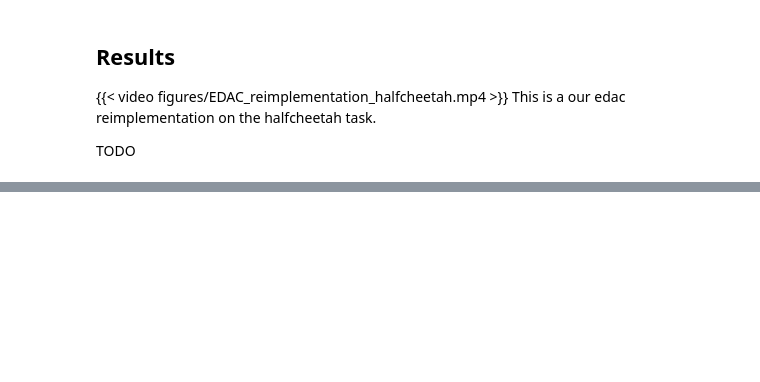
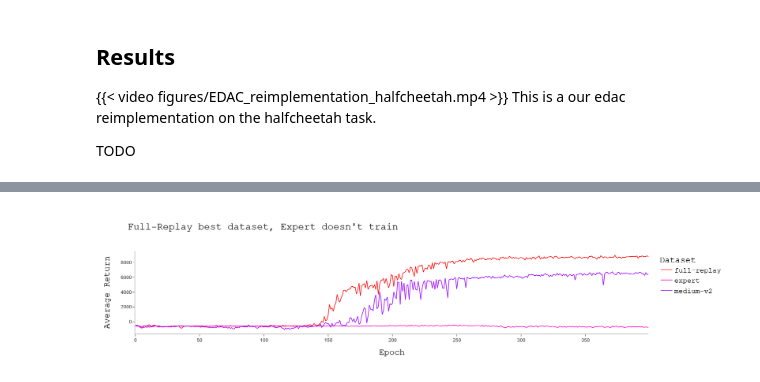
Before and after one commit to Safe-RL-Team/Uncertainty-Based-Offline-RL-with-Diversified-Q-Ensemble, a Jupyter notebook: blog/blog.ipynb, the cells around one changed output, grey strips where cells are left out. Drawn from its saved outputs; the diff is of its cells as text; code cells hidden in the pictures; blank space fills up the shorter version.

Commit message:
Result graphs

```diff
--- a/blog/blog.ipynb
+++ b/blog/blog.ipynb
@@ -170,0 +151,88 @@ fig.show()
+# %%
+#| label: datasets
+#| fig-cap: "Different Training Datasets"
+#| echo: false
+
+import pandas as pd
+import random
+random.seed = 17
+import plotly.express as px
+import plotly.io as pio
+pio.renderers.default = "plotly_mimetype+notebook_connected"
+
+df2 = pd.read_csv('data/datasets2.csv', delimiter=";")
+df2 = df2[0:400]
+
+df2.columns = ['epoch', 'full-replay', 'expert', 'medium-v2']
+
+x=df2['epoch']
+y=df2[['full-replay', 'expert', 'medium-v2']]
+labels = y.columns
+# colors = px.colors.sequential.Spectral
+#Plotly3, Plasma, thermal, Turbo
+# colors = random.sample(px.colors.diverging.PiYG, k=6)
+#Spectral, Picnic, RdYlGn, PiYG
+colors = px.colors.cyclical.HSV[::-1]
+
+fig = go.Figure()
+
+for i in range(0, 3):
+    fig.add_trace(go.Scatter(x=x, y=y.iloc[:,i], mode='lines',
+        name=labels[i],
+        line=dict(color=colors[i], width=1.5)
+    ))
+
+
+fig.update_layout(
+    title='Full-Replay best dataset, Expert doesn\'t train',
+    xaxis=dict(
+        title="Epoch",
+        showline=True,
+        showgrid=True,
+        showticklabels=True,
+        linecolor='rgb(204, 204, 204)',
+        linewidth=2,
+        ticks='outside',
+        tickfont=dict(
+            family='Arial',
+            size=12,
+            color='rgb(82, 82, 82)',
+        ),
+    ),
+        yaxis=dict(
+        title="Average Return",
+        showgrid=True,
+        zeroline=True,
+        showline=True,
+        showticklabels=True,
+        linecolor='rgb(204, 204, 204)',
+        linewidth=2,
+        ticks='outside',
+        tickfont=dict(
+            family='Arial',
+            size=12,
+            color='rgb(82, 82, 82)',
+        )
+    ),
+    autosize=False,
+    width=800,
+    height=400,
+    margin=dict(
+        autoexpand=True,
+        l=100,
+        r=20,
+        t=110,
+    ),
+    showlegend=True,
+    legend_title="Dataset",
+    plot_bgcolor='white',
+    font=dict(
+        family="Courier New, monospace",
+        size=18,
+        color="black"
+    )
+)
+
+fig.show()
+# %% [output]
+[figure, added]
```
Also changed, not shown: parts of 9 cells of this notebook.
